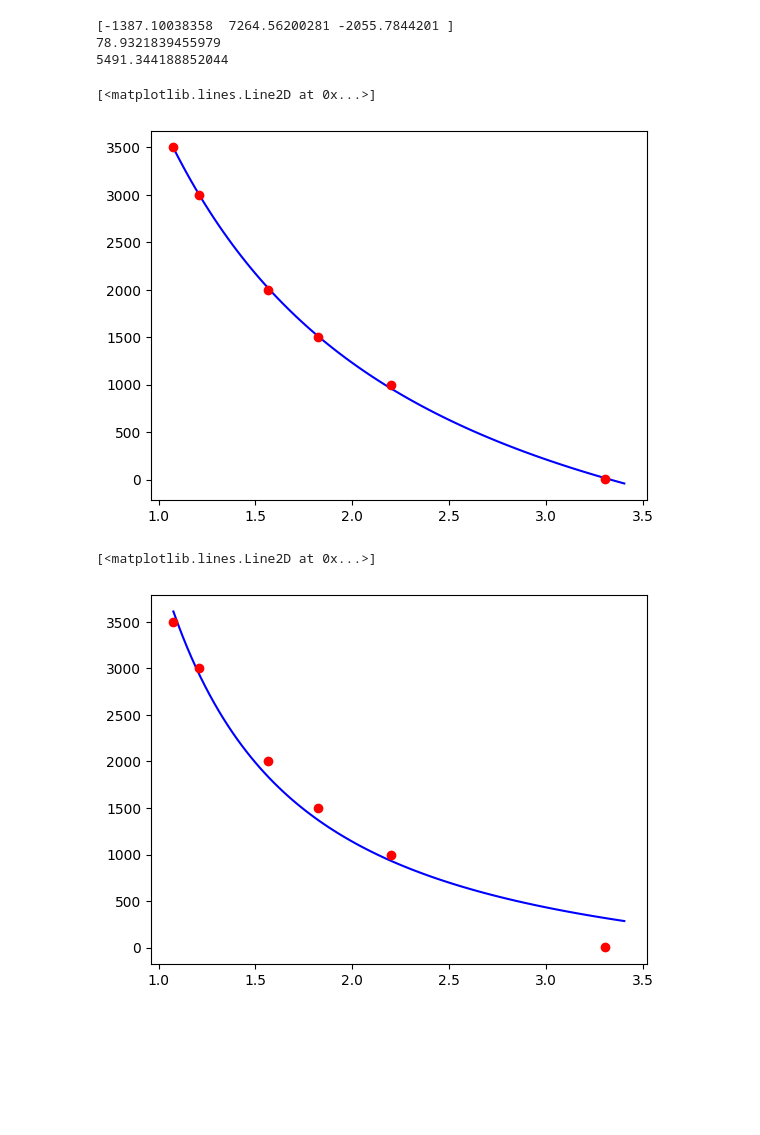
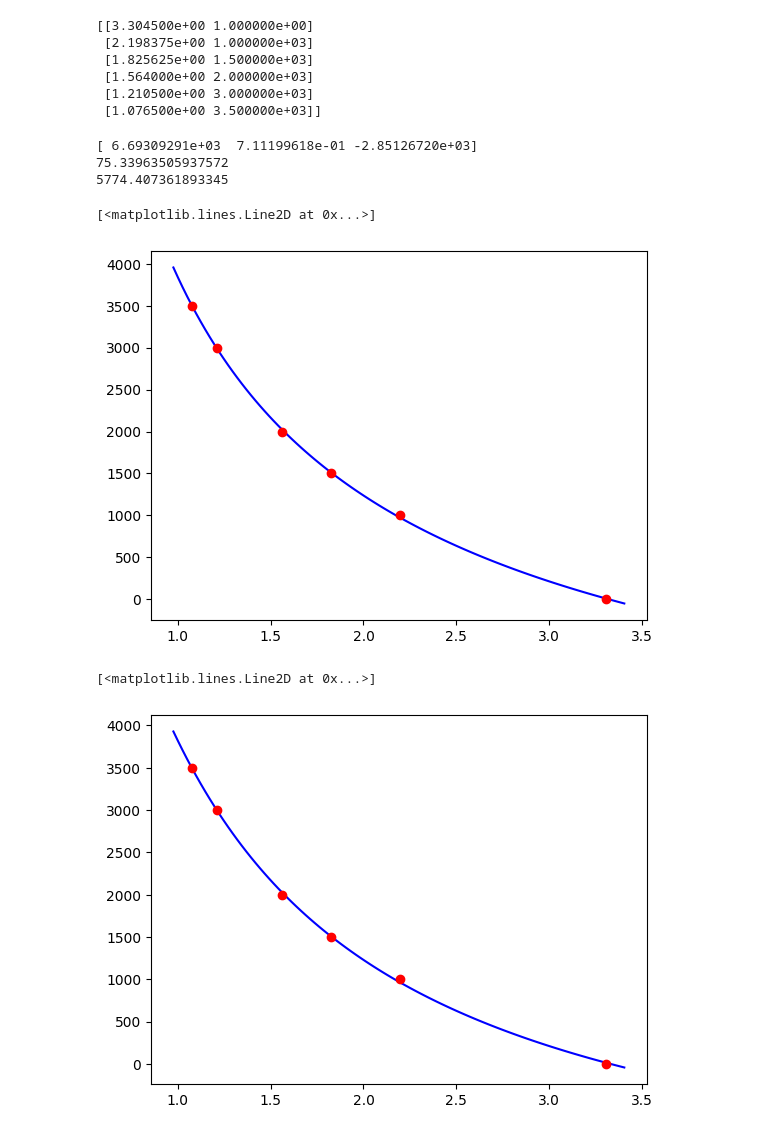
Before and after one commit to MalauD/TIPE2022, a Jupyter notebook: Code/Notebooks/gradient_descent.ipynb, the cells around one changed output. Drawn from its saved outputs; the diff is of its cells as text; code cells hidden in the pictures; blank space fills up the shorter version.

```diff
--- a/Code/Notebooks/gradient_descent.ipynb
+++ b/Code/Notebooks/gradient_descent.ipynb
@@ -3,36 +3,46 @@ import matplotlib.pyplot as plt
 import numpy as np
 import pandas as pd
 from scipy.optimize import curve_fit
+# %%
+# Load data using pandas
+data_sample = pd.read_csv('data.csv', header=None).to_numpy()
+print(data_sample)
+# %% [output]
+[[3.304500e+00 1.000000e+00]
+ [2.198375e+00 1.000000e+03]
+ [1.825625e+00 1.500000e+03]
+ [1.564000e+00 2.000000e+03]
+ [1.210500e+00 3.000000e+03]
+ [1.076500e+00 3.500000e+03]]
 # %%
-# Load data using pandas
-data_sample = pd.read_csv('data.csv', header=None).to_numpy()
+
 
 
 def func(x, a, b,c):
-    return a/x**2 + b/x + c
+    return a/x**b + c
 
 popt, pcov = curve_fit(func, data_sample[:,0], data_sample[:,1])
 print(popt)
 
-x = np.linspace(np.min(data_sample[:,0]), np.max(data_sample[:,0] + 0.1), 100)
+x = np.linspace(np.min(data_sample[:,0])-0.1, np.max(data_sample[:,0] + 0.1), 100)
 print(func(3.2,*popt))
 print(func(0.7,*popt))
 #plt.yscale('log')
 plt.plot(x, func(x, *popt), 'b-')
 plt.plot(data_sample[:,0], data_sample[:,1], 'ro')
 # %% [output]
-[-1387.10038358  7264.56200281 -2055.7844201 ]
-78.9321839455979
-5491.344188852044
+[ 6.69309291e+03  7.11199618e-01 -2.85126720e+03]
+75.33963505937572
+5774.407361893345
 [<matplotlib.lines.Line2D at 0x...>]
-[figure, old version]
+[figure, new version]
 # %%
-a = 2561.09
-b = 2106.69
-c = -554.57
+a = -1387.07
+b = 7263.86
+c = -2055.30
 
 plt.plot(x, func(x, a,b,c), 'b-')
 plt.plot(data_sample[:,0], data_sample[:,1], 'ro')
 # %% [output]
 [<matplotlib.lines.Line2D at 0x...>]
-[figure, old version]
+[figure, new version]
```
Also changed, not shown: 7 other files.
